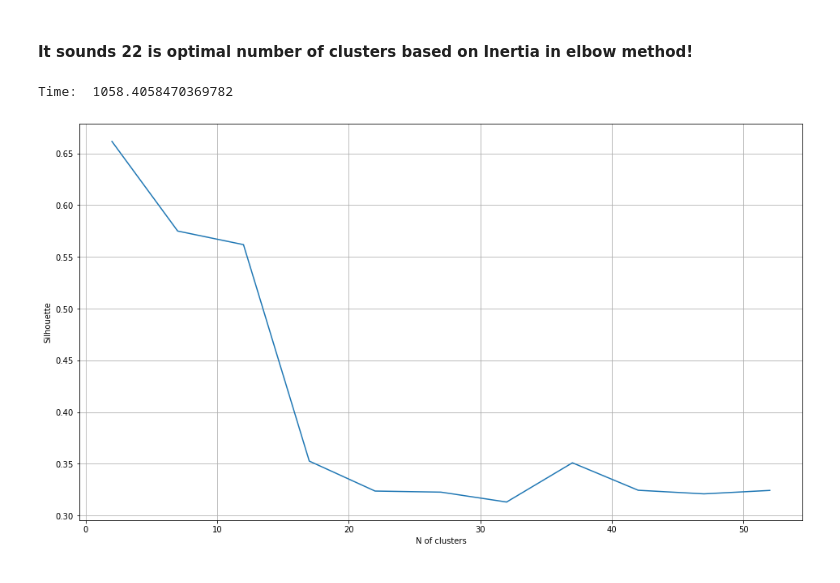
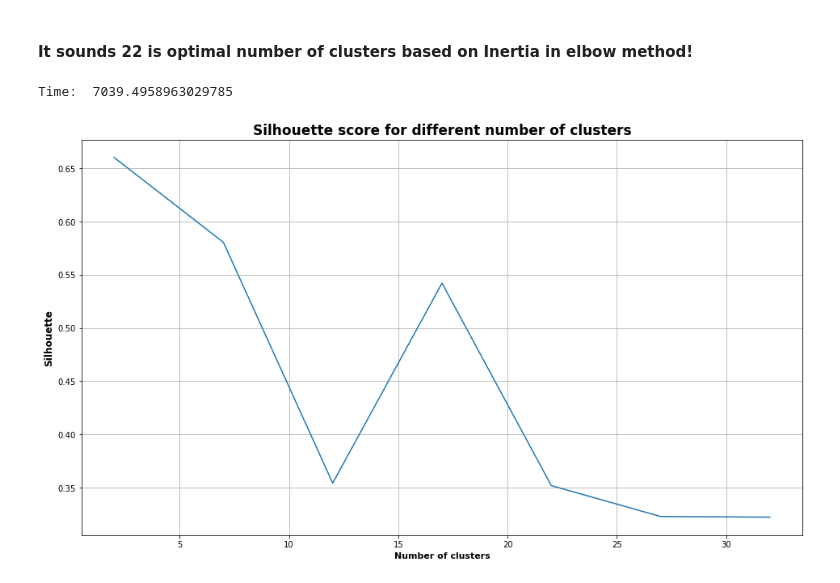
Before and after one commit to Gullesh/NCAR-Mapping, a Jupyter notebook: Noclusters.ipynb, the cells around one changed output. Cells and saved outputs as stored; diff of their text form; code cells hidden in the pictures.

```diff
--- a/Noclusters.ipynb
+++ b/Noclusters.ipynb
@@ -196,36 +196,38 @@ Time:  542.7064000299433
 # %%
 # Calculating number of clusters based on 100k samples for silhouette- Kmeans
 # silhouette will be calculated for 100k samples out of 20million samples through 5 iterations
 # the mean for these 5 iterations will be considered!
 
-dade = fda[np.random.choice(fda.shape[0], 100000, replace=False), :]
+dade = fda[np.random.choice(fda.shape[0], 300000, replace=False), :]
 X_df = pd.DataFrame({'fea%d'%i: dade[:, i] for i in range(dade.shape[1])})
 X_gpu = cudf.DataFrame.from_pandas(X_df)
 
-kk = np.array(range(2,55,5))
+kk = np.array(range(2,35,5))
 sillist = np.array([])
 
 start = timeit.default_timer()
 for k in kk:
 
     cud = cudkmean(n_clusters = k)
     cud.fit(X_gpu)
     labels = cud.labels_
     labbels = labels.to_array()
     silit = np.array([])
     silhouette_avg = silhouette_score(dade, labbels)
     sillist = np.append(sillist, silhouette_avg)
 
 stop = timeit.default_timer()
 print('Time: ', stop - start)
 
 
 plt.figure(figsize=(16,9))
-plt.xlabel('N of clusters')
-plt.ylabel('Silhouette')
+plt.xlabel('Number of clusters', fontsize=11, fontweight='bold')
+plt.ylabel('Silhouette', fontsize=12, fontweight='bold')
 plt.plot(kk, sillist)
 plt.grid(True)
-plt.show()
+plt.title('Silhouette score for different number of clusters', fontsize=17, fontweight='bold')
+
+plt.savefig('ncl300k.png')
 # %% [output]
-Time:  1058.4058470369782
+Time:  7039.4958963029785
-[figure, old version]
+[figure, new version]
```
Also changed, not shown: parts of 2 cells of this notebook, 12 other files.
